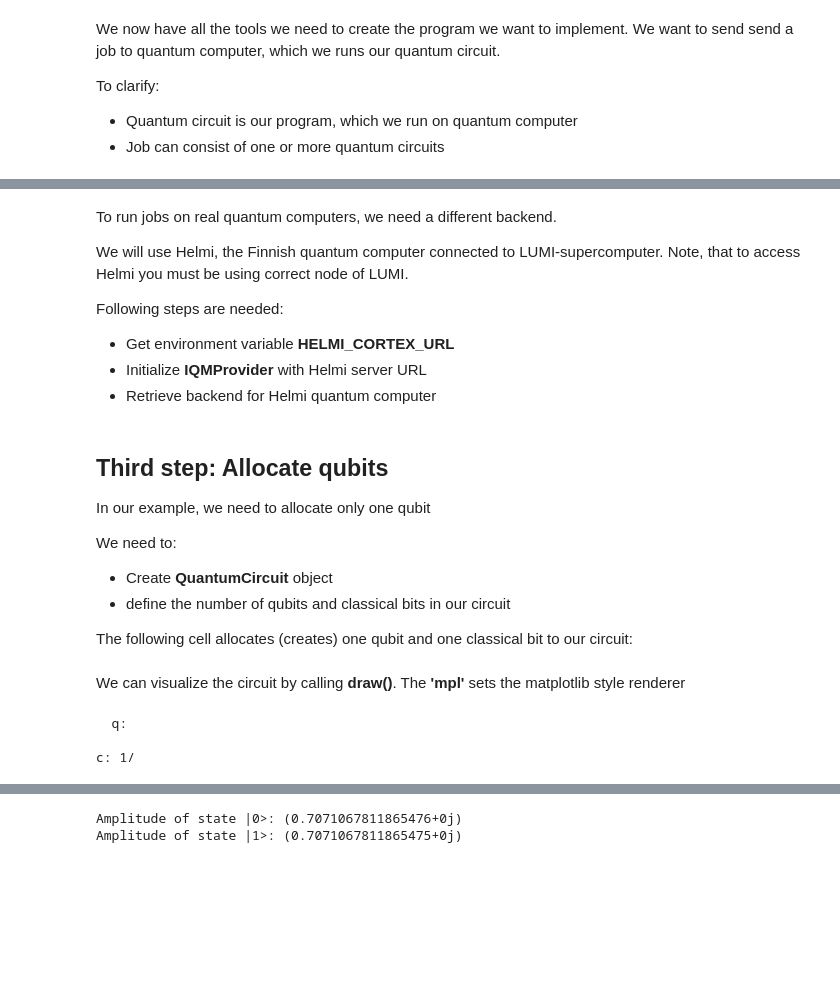
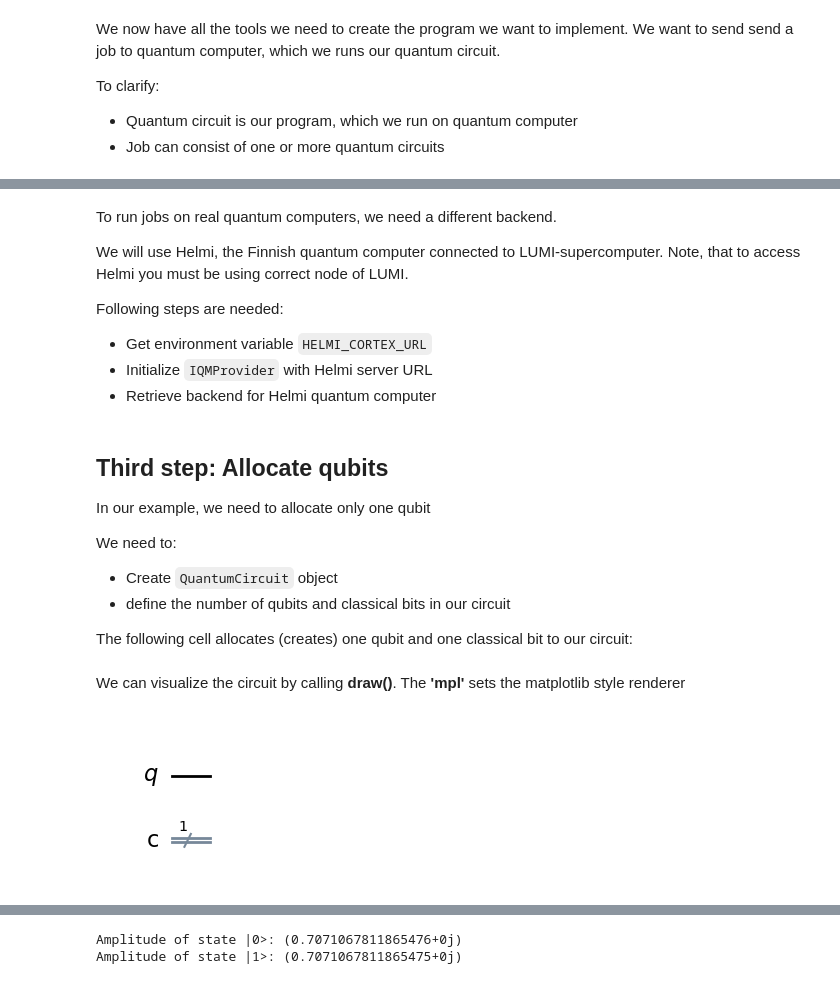
Before and after one commit to FiQCI/fiqci-examples, a Jupyter notebook: Course Material/Introduction to Quantum Computing and FiQCI/00 Superposition and measurement.ipynb, the cells around one changed output, grey strips where cells are left out. Drawn from its saved outputs; the diff is of its cells as text; code cells hidden in the pictures; blank space fills up the shorter version.

```diff
--- a/Course Material/Introduction to Quantum Computing and FiQCI/00 Superposition and measurement.ipynb
+++ b/Course Material/Introduction to Quantum Computing and FiQCI/00 Superposition and measurement.ipynb
@@ -57,8 +57,8 @@ To run jobs on real quantum computers, we need a different backend.
 We will use Helmi, the Finnish quantum computer connected to LUMI-supercomputer. Note, that to access Helmi you must be using correct node of LUMI.
 
 Following steps are needed:
-+ Get environment variable **HELMI_CORTEX_URL**
-+ Initialize **IQMProvider** with Helmi server URL
++ Get environment variable `HELMI_CORTEX_URL`
++ Initialize `IQMProvider` with Helmi server URL
 + Retrieve backend for Helmi quantum computer
 # %%
 HELMI_CORTEX_URL = os.getenv('HELMI_CORTEX_URL')
@@ -71,7 +71,7 @@ backend_helmi = provider.get_backend()
 In our example, we need to allocate only one qubit
 
 We need to:
-+ Create **QuantumCircuit** object
++ Create `QuantumCircuit` object
 + define the number of qubits and classical bits in our circuit
 
 The following cell allocates (creates) one qubit and one classical bit to our circuit:
@@ -80,11 +80,9 @@ qc = QuantumCircuit(1,1)
 # %% [markdown]
 We can visualize the circuit by calling **draw()**. The **'mpl'** sets the matplotlib style renderer
 # %%
-qc.draw()
+qc.draw('mpl', style='clifford')
 # %% [output]
-  q:
-
-c: 1/
+[figure, added]
 # %% [markdown]
 ## Fourth step: Applying gates
 
```
Also changed, not shown: parts of 22 cells of this notebook, 4 other files.
